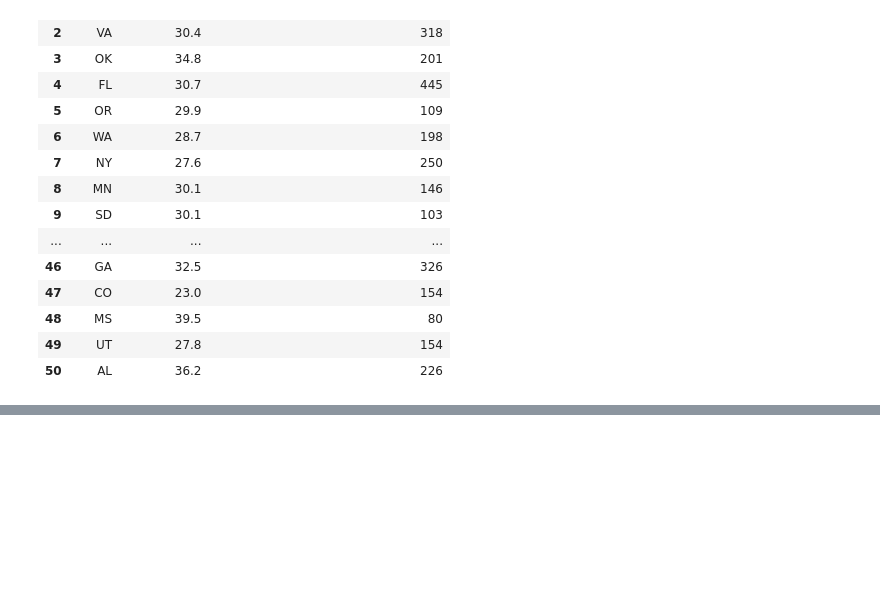
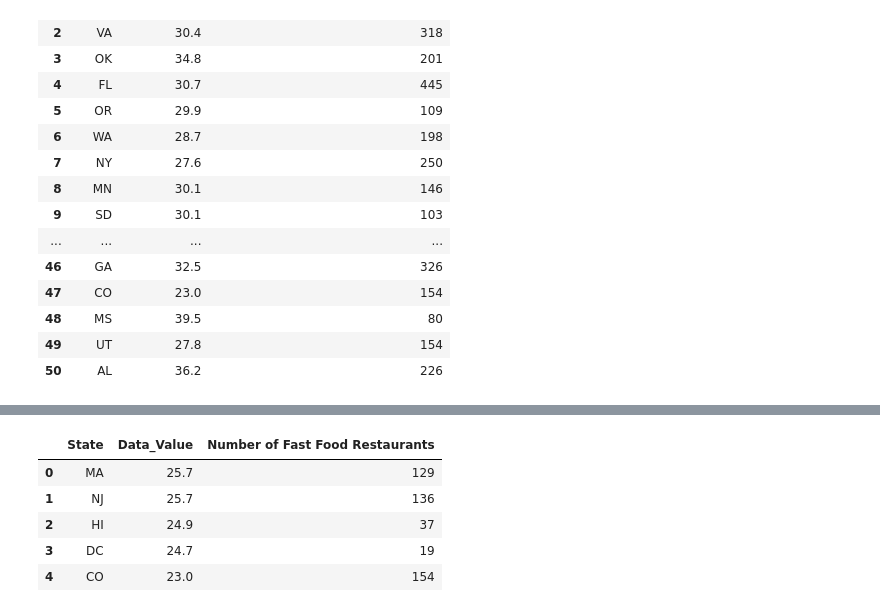
Before and after one commit to atpappa/Project1, a Jupyter notebook: DataExploration/FastFood.ipynb, the cells around one changed output, grey strips where cells are left out. Drawn from its saved outputs; the diff is of its cells as text; code cells hidden in the pictures; blank space fills up the shorter version.

```diff
--- a/DataExploration/FastFood.ipynb
+++ b/DataExploration/FastFood.ipynb
@@ -529,0 +564,3 @@ plt.show()
+# %%
+bottom5only = remove_na.tail()
+bottom5only
@@ -529,0 +624,10 @@ plt.show()
+# %%
+grouped3_data = pd.merge(bottom5only, food_states, on="State", how="inner")
+grouped3_data.head()
+# %% [output]
+|  | State | Data_Value | Number of Fast Food Restaurants |
+| 0 | MA | 25.7 | 129 |
+| 1 | NJ | 25.7 | 136 |
+| 2 | HI | 24.9 | 37 |
+| 3 | DC | 24.7 | 19 |
+| 4 | CO | 23.0 | 154 |
```
Also changed, not shown: parts of 16 cells of this notebook, 3 other files.
